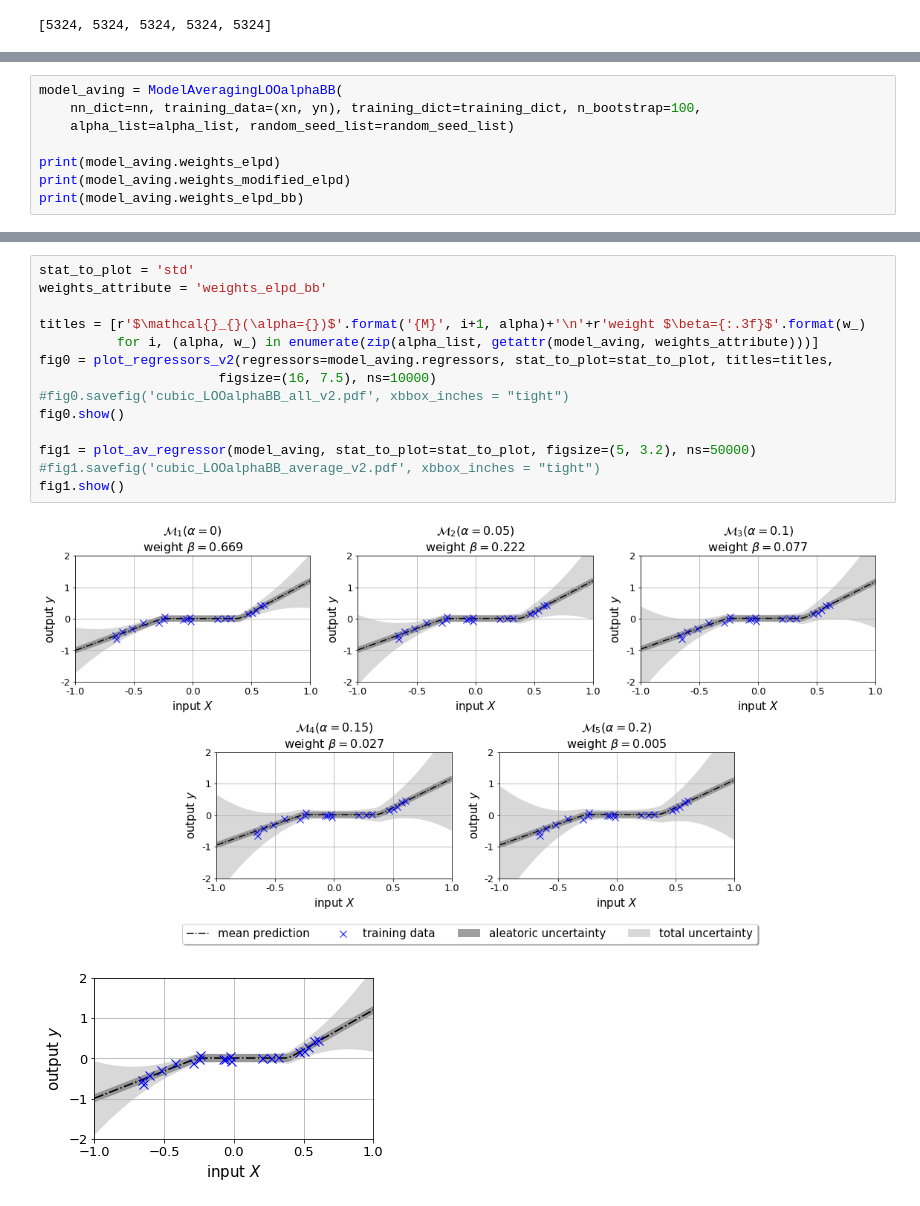
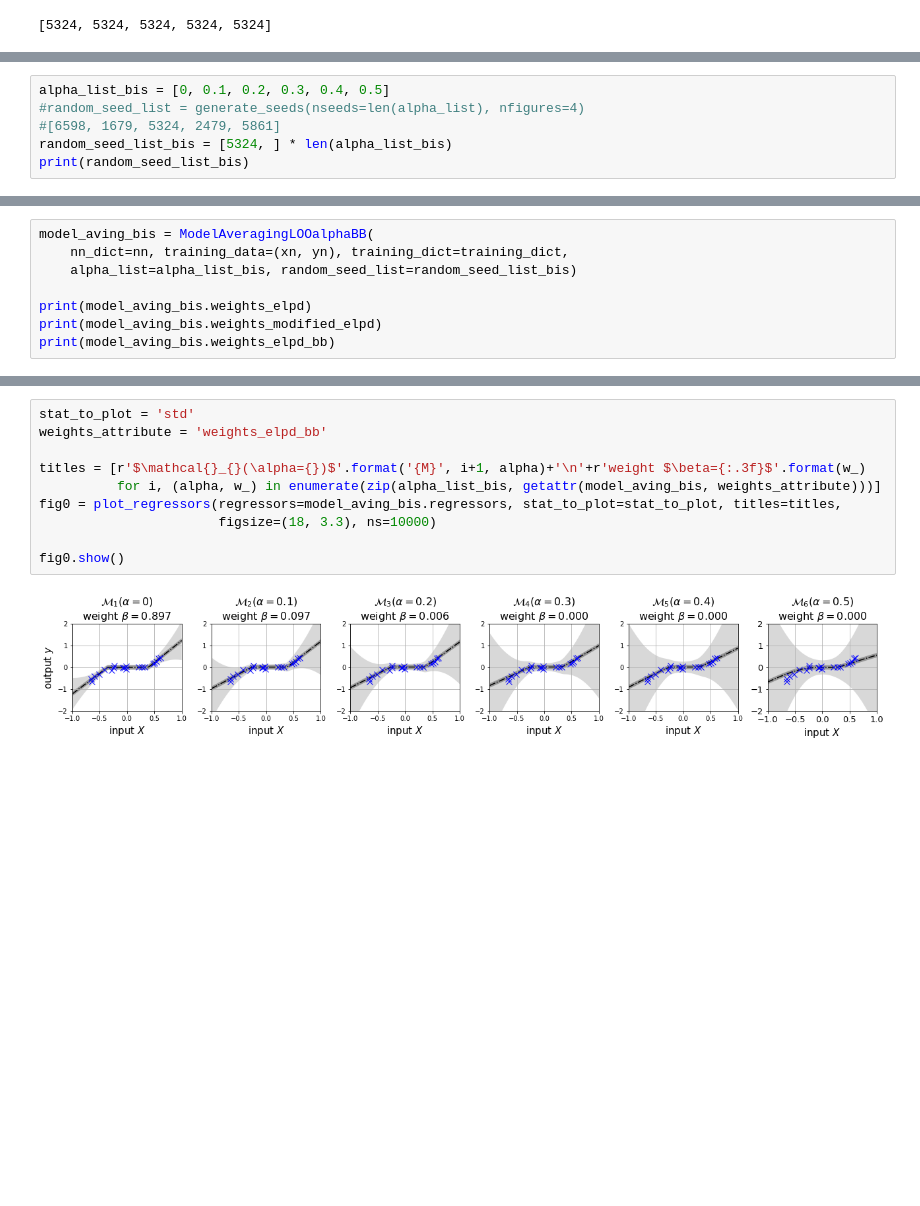
Before and after one commit to AudOlivier/UQ_in_ML, a Jupyter notebook: Cubic_VI.ipynb, the cells around one changed output, grey strips where cells are left out. Saved outputs shown, nothing was run; the diff lists cells and outputs as text; blank space fills up the shorter version.

```diff
--- a/Cubic_VI.ipynb
+++ b/Cubic_VI.ipynb
@@ -476,0 +713,6 @@ print(random_seed_list)
+# %%
+alpha_list_bis = [0, 0.1, 0.2, 0.3, 0.4, 0.5]
+#random_seed_list = generate_seeds(nseeds=len(alpha_list), nfigures=4)
+#[6598, 1679, 5324, 2479, 5861]
+random_seed_list_bis = [5324, ] * len(alpha_list_bis)
+print(random_seed_list_bis)
@@ -477,10 +721,10 @@ print(random_seed_list)
 # %%
-model_aving = ModelAveragingLOOalphaBB(
-    nn_dict=nn, training_data=(xn, yn), training_dict=training_dict, n_bootstrap=100,
-    alpha_list=alpha_list, random_seed_list=random_seed_list)
+model_aving_bis = ModelAveragingLOOalphaBB(
+    nn_dict=nn, training_data=(xn, yn), training_dict=training_dict,
+    alpha_list=alpha_list_bis, random_seed_list=random_seed_list_bis)
 
-print(model_aving.weights_elpd)
-print(model_aving.weights_modified_elpd)
-print(model_aving.weights_elpd_bb)
+print(model_aving_bis.weights_elpd)
+print(model_aving_bis.weights_modified_elpd)
+print(model_aving_bis.weights_elpd_bb)
 # %% [output]
 Adding model with alpha=0.0001
@@ -494,17 +742,12 @@ Adding model with alpha=0.2
 # %%
 stat_to_plot = 'std'
 weights_attribute = 'weights_elpd_bb'
 
 titles = [r'$\mathcal{}_{}(\alpha={})$'.format('{M}', i+1, alpha)+'\n'+r'weight $\beta={:.3f}$'.format(w_)
-          for i, (alpha, w_) in enumerate(zip(alpha_list, getattr(model_aving, weights_attribute)))]
-fig0 = plot_regressors_v2(regressors=model_aving.regressors, stat_to_plot=stat_to_plot, titles=titles,
-                       figsize=(16, 7.5), ns=10000)
-#fig0.savefig('cubic_LOOalphaBB_all_v2.pdf', xbbox_inches = "tight")
+          for i, (alpha, w_) in enumerate(zip(alpha_list_bis, getattr(model_aving_bis, weights_attribute)))]
+fig0 = plot_regressors(regressors=model_aving_bis.regressors, stat_to_plot=stat_to_plot, titles=titles,
+                       figsize=(18, 3.3), ns=10000)
+
 fig0.show()
-
-fig1 = plot_av_regressor(model_aving, stat_to_plot=stat_to_plot, figsize=(5, 3.2), ns=50000)
-#fig1.savefig('cubic_LOOalphaBB_average_v2.pdf', xbbox_inches = "tight")
-fig1.show()
 # %% [output]
-[figure, old version]
+[figure, new version]
-[figure, removed]
```
Also changed, not shown: parts of 30 cells of this notebook, 8 other files.
